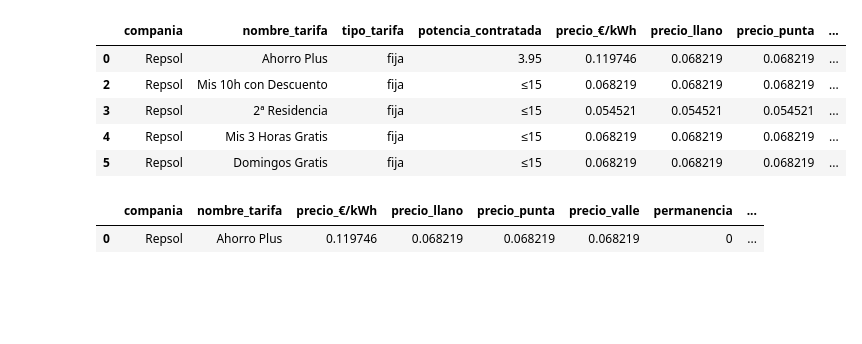
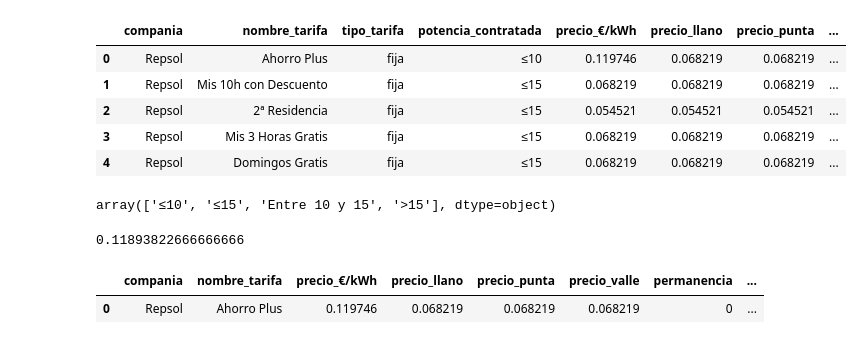
Before and after one commit to Pabarkyan/Proyecto-tripulaciones, a Jupyter notebook: proyecto/model/kmeans_model.ipynb, the cells around one changed output. Cells and saved outputs as stored; diff of their text form; code cells hidden in the pictures; blank space fills up the shorter version.

```diff
--- a/proyecto/model/kmeans_model.ipynb
+++ b/proyecto/model/kmeans_model.ipynb
@@ -8,21 +9,28 @@ import matplotlib.pyplot as plt
 import numpy as np
 import pandas as pd
 # %%
-RUTA_ARCHIVO = '../data/pruebas.csv'
+RUTA_ARCHIVO = '../data/tarifas_limpias.csv'
 # %%
 data = pd.read_csv(RUTA_ARCHIVO)
 # %%
 # pruebas
 data.drop(columns=['Unnamed: 0'], inplace=True, errors='ignore')
-data = data.dropna()
 data.head()
 # %% [output]
 |  | compania | nombre_tarifa | tipo_tarifa | potencia_contratada | precio_€/kWh | precio_llano | precio_punta | ... |
-| 0 | Repsol | Ahorro Plus | fija | 3.95 | 0.119746 | 0.068219 | 0.068219 | ... |
-| 2 | Repsol | Mis 10h con Descuento | fija | ≤15 | 0.068219 | 0.068219 | 0.068219 | ... |
-| 3 | Repsol | 2ª Residencia | fija | ≤15 | 0.054521 | 0.054521 | 0.054521 | ... |
-| 4 | Repsol | Mis 3 Horas Gratis | fija | ≤15 | 0.068219 | 0.068219 | 0.068219 | ... |
-| 5 | Repsol | Domingos Gratis | fija | ≤15 | 0.068219 | 0.068219 | 0.068219 | ... |
+| 0 | Repsol | Ahorro Plus | fija | ≤10 | 0.119746 | 0.068219 | 0.068219 | ... |
+| 1 | Repsol | Mis 10h con Descuento | fija | ≤15 | 0.068219 | 0.068219 | 0.068219 | ... |
+| 2 | Repsol | 2ª Residencia | fija | ≤15 | 0.054521 | 0.054521 | 0.054521 | ... |
+| 3 | Repsol | Mis 3 Horas Gratis | fija | ≤15 | 0.068219 | 0.068219 | 0.068219 | ... |
+| 4 | Repsol | Domingos Gratis | fija | ≤15 | 0.068219 | 0.068219 | 0.068219 | ... |
+# %%
+data['potencia_contratada'].unique()
+# %% [output]
+array(['≤10', '≤15', 'Entre 10 y 15', '>15'], dtype=object)
+# %%
+float(data['precio_llano'].mean())
+# %% [output]
+0.11893822666666666
 # %%
 # Preparacion de los datos
 # Convertir la columna 'permanencia' a numérica (0 para "no", 1 para "si")
```
Also changed, not shown: parts of 19 cells of this notebook, 5 other files.
